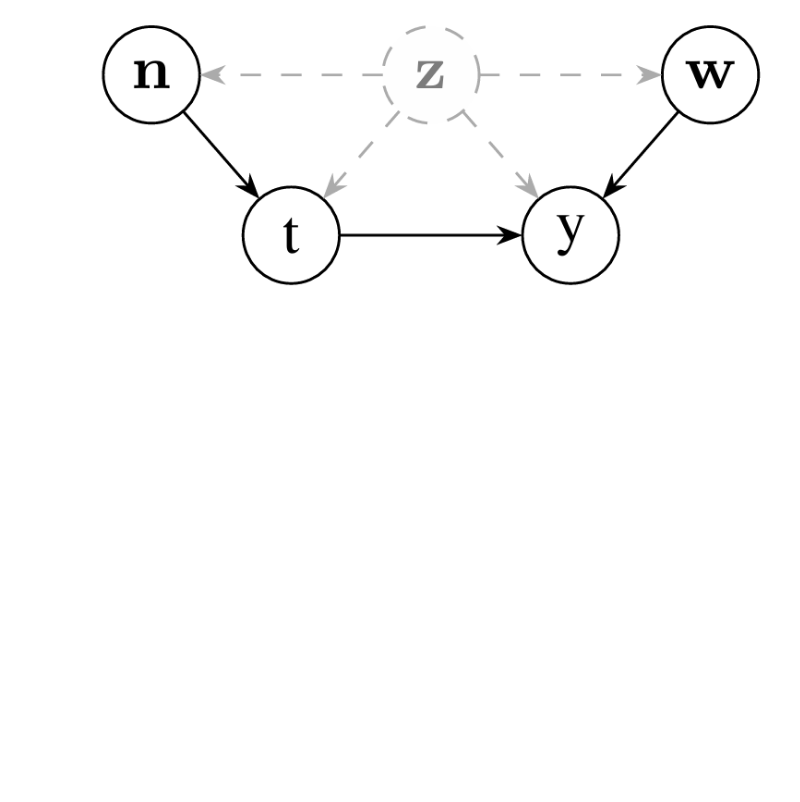
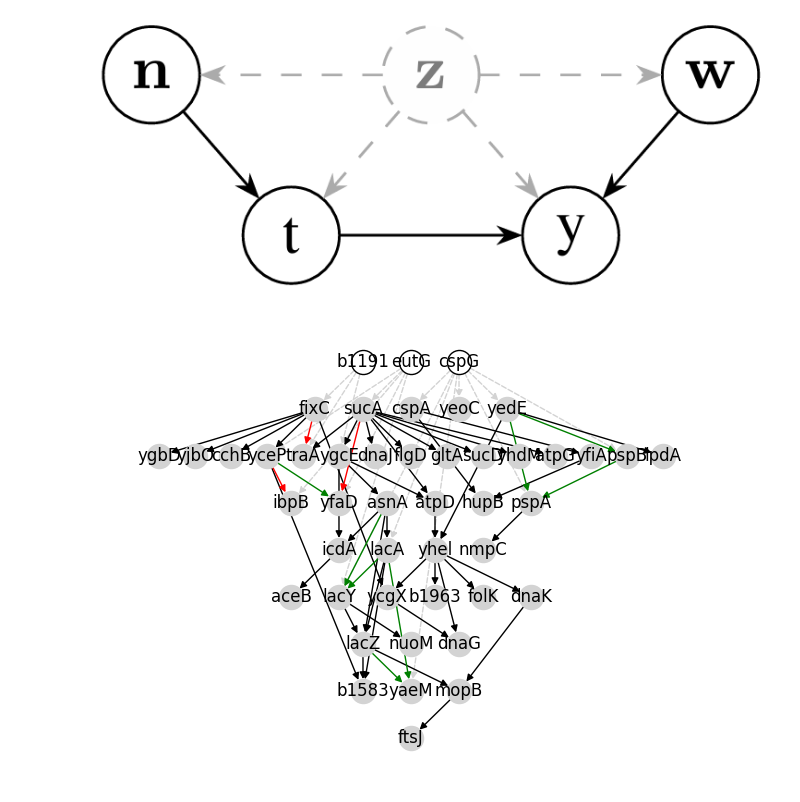
Before and after one commit to aalmodovares/DeCaFlow, a Jupyter notebook: notebooks/draw_graphs.ipynb, the cells around one changed output. Drawn from its saved outputs; the diff is of its cells as text; code cells hidden in the pictures; blank space fills up the shorter version.

Commit message:
📈 Add ecoli dataset and experiment

```diff
--- a/notebooks/draw_graphs.ipynb
+++ b/notebooks/draw_graphs.ipynb
@@ -98,3 +98,22 @@ draw_graph(
 display(Image(filename='../assets/miao_graph.png'))
 # %% [output]
 [figure]
+# %%
+hidden_vars = ['b1191', 'eutG', 'cspG']
+causal_equations = EcoliEquations()
+G = causal_equations.graph
+
+non_confounded_paths, confounded_dict, frontdoor_set = find_confounded_paths(G, hidden_vars, frontdoor=True)
+interventional_id_paths = find_identifiable_interventional(G, confounded_dict, hidden_vars)
+
+draw_graph(
+    G=G,
+    name='ecoli',
+    hidden_vars=hidden_vars,
+    unconfounded_paths=non_confounded_paths,
+    interventional_id_paths=interventional_id_paths,
+    frontdoor_paths=frontdoor_set,
+    separate_frontdoor=False,
+    saving_name='ecoli_graph')
+# %% [output]
+[figure, added]
```
Also changed, not shown: parts of 2 cells of this notebook, 3 other files.
